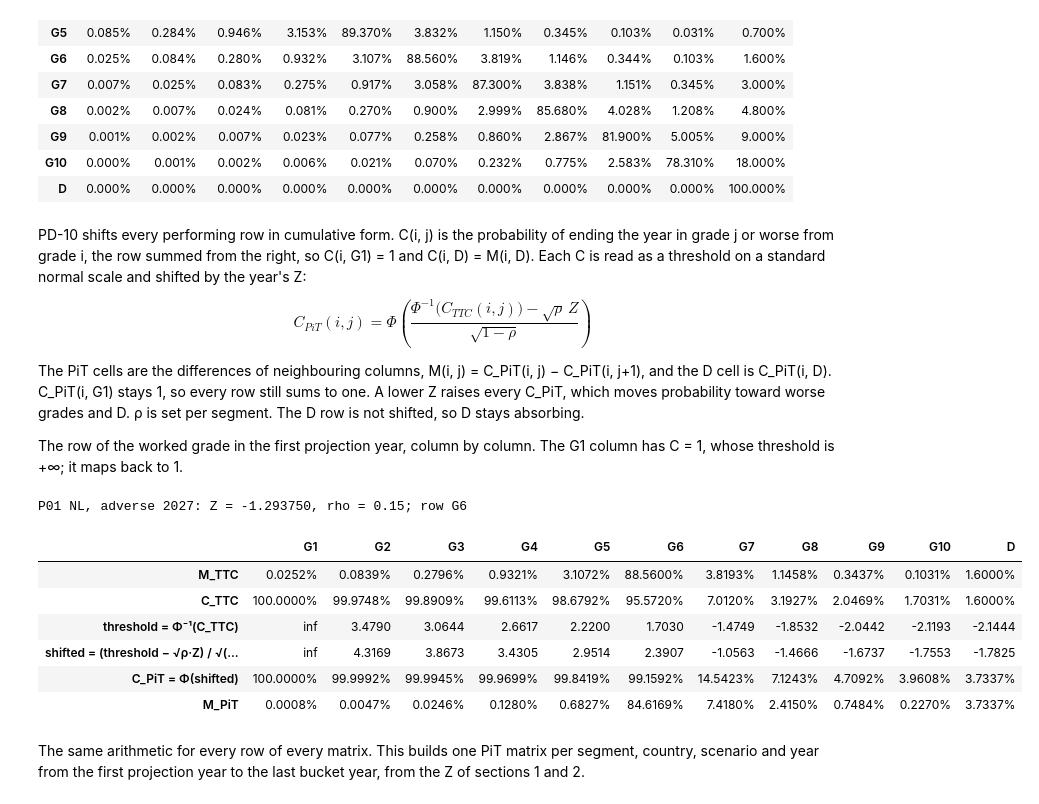
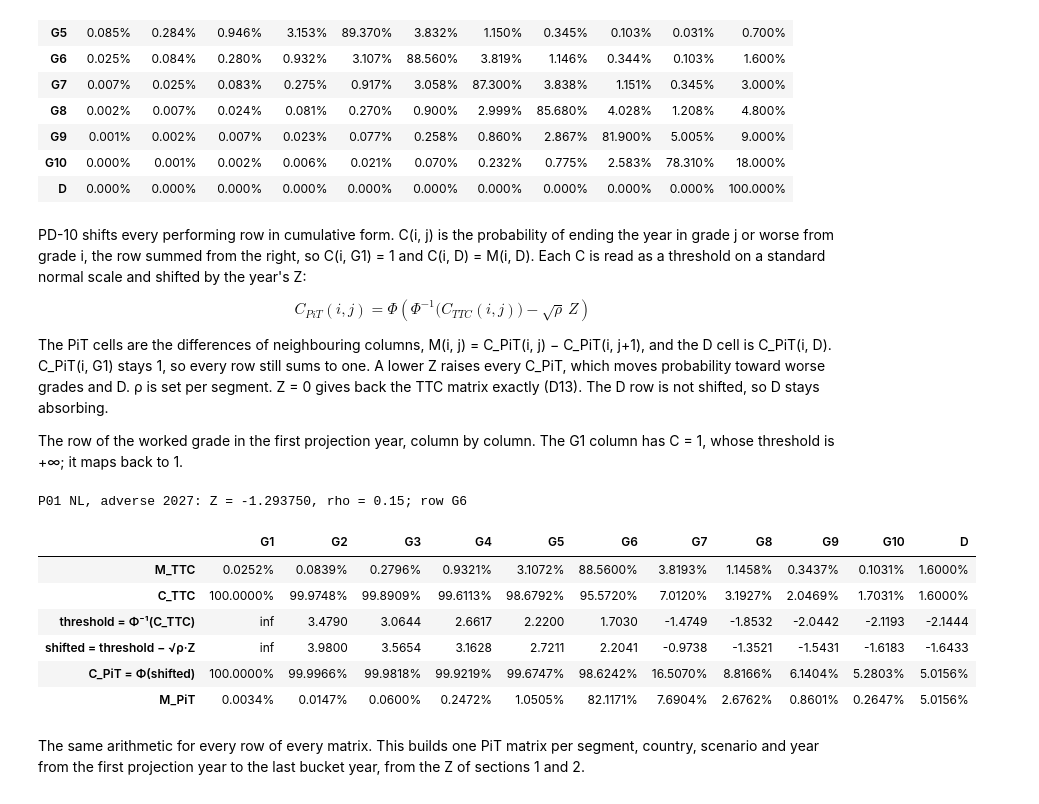
Before and after one commit to at621/stresstest_simulation, a Jupyter notebook: notebooks/02_annual_pd_calculation.ipynb, the cells around one changed output. Drawn from its saved outputs; the diff is of its cells as text; code cells hidden in the pictures.

```diff
--- a/notebooks/02_annual_pd_calculation.ipynb
+++ b/notebooks/02_annual_pd_calculation.ipynb
@@ -319,37 +319,37 @@ TTC matrix of P01
 # %% [markdown]
 PD-10 shifts every performing row in cumulative form. C(i, j) is the probability of ending the year in grade j or worse from grade i, the row summed from the right, so C(i, G1) = 1 and C(i, D) = M(i, D). Each C is read as a threshold on a standard normal scale and shifted by the year's Z:
 
-$$C_{PiT}(i,j) = \Phi\!\left(\frac{\Phi^{-1}\big(C_{TTC}(i,j)\big) - \sqrt{\rho}\, Z}{\sqrt{1-\rho}}\right)$$
+$$C_{PiT}(i,j) = \Phi\!\left(\Phi^{-1}\big(C_{TTC}(i,j)\big) - \sqrt{\rho}\, Z\right)$$
 
-The PiT cells are the differences of neighbouring columns, M(i, j) = C_PiT(i, j) − C_PiT(i, j+1), and the D cell is C_PiT(i, D). C_PiT(i, G1) stays 1, so every row still sums to one. A lower Z raises every C_PiT, which moves probability toward worse grades and D. ρ is set per segment. The D row is not shifted, so D stays absorbing.
+The PiT cells are the differences of neighbouring columns, M(i, j) = C_PiT(i, j) − C_PiT(i, j+1), and the D cell is C_PiT(i, D). C_PiT(i, G1) stays 1, so every row still sums to one. A lower Z raises every C_PiT, which moves probability toward worse grades and D. ρ is set per segment. Z = 0 gives back the TTC matrix exactly (D13). The D row is not shifted, so D stays absorbing.
 
 The row of the worked grade in the first projection year, column by column. The G1 column has C = 1, whose threshold is +∞; it maps back to 1.
 # %%
 rho = float(ps["segments"][SEGMENT]["rho"])
 z_first = z_of[(SEGMENT, COUNTRY, SCENARIO, years[0])]
 row = TTC[SEGMENT][rank[GRADE]]
 c_ttc = row[::-1].cumsum()[::-1]
 c_ttc[0] = 1.0
 threshold = norm.ppf(c_ttc)
-shifted = (threshold - np.sqrt(rho) * z_first) / np.sqrt(1.0 - rho)
+shifted = threshold - np.sqrt(rho) * z_first
 c_pit = norm.cdf(shifted)
 m_pit = c_pit - np.append(c_pit[1:], 0.0)
 
 print(f"{SEGMENT} {COUNTRY}, {SCENARIO} {years[0]}: Z = {z_first:+.6f}, rho = {rho}; row {GRADE}")
 steps = pd.DataFrame({"M_TTC": row, "C_TTC": c_ttc, "threshold = Φ⁻¹(C_TTC)": threshold,
-                      "shifted = (threshold − √ρ·Z) / √(1−ρ)": shifted, "C_PiT = Φ(shifted)": c_pit,
+                      "shifted = threshold − √ρ·Z": shifted, "C_PiT = Φ(shifted)": c_pit,
                       "M_PiT": m_pit}, index=labels).T
 probabilities = pd.IndexSlice[["M_TTC", "C_TTC", "C_PiT = Φ(shifted)", "M_PiT"], :]
 steps.style.format("{:.4f}").format("{:.4%}", subset=probabilities)
 # %% [output]
 P01 NL, adverse 2027: Z = -1.293750, rho = 0.15; row G6
 |  | G1 | G2 | G3 | G4 | G5 | G6 | G7 | G8 | G9 | G10 | D |
 | M_TTC | 0.0252% | 0.0839% | 0.2796% | 0.9321% | 3.1072% | 88.5600% | 3.8193% | 1.1458% | 0.3437% | 0.1031% | 1.6000% |
 | C_TTC | 100.0000% | 99.9748% | 99.8909% | 99.6113% | 98.6792% | 95.5720% | 7.0120% | 3.1927% | 2.0469% | 1.7031% | 1.6000% |
 | threshold = Φ⁻¹(C_TTC) | inf | 3.4790 | 3.0644 | 2.6617 | 2.2200 | 1.7030 | -1.4749 | -1.8532 | -2.0442 | -2.1193 | -2.1444 |
-| shifted = (threshold − √ρ·Z) / √(... | inf | 4.3169 | 3.8673 | 3.4305 | 2.9514 | 2.3907 | -1.0563 | -1.4666 | -1.6737 | -1.7553 | -1.7825 |
-| C_PiT = Φ(shifted) | 100.0000% | 99.9992% | 99.9945% | 99.9699% | 99.8419% | 99.1592% | 14.5423% | 7.1243% | 4.7092% | 3.9608% | 3.7337% |
-| M_PiT | 0.0008% | 0.0047% | 0.0246% | 0.1280% | 0.6827% | 84.6169% | 7.4180% | 2.4150% | 0.7484% | 0.2270% | 3.7337% |
+| shifted = threshold − √ρ·Z | inf | 3.9800 | 3.5654 | 3.1628 | 2.7211 | 2.2041 | -0.9738 | -1.3521 | -1.5431 | -1.6183 | -1.6433 |
+| C_PiT = Φ(shifted) | 100.0000% | 99.9966% | 99.9818% | 99.9219% | 99.6747% | 98.6242% | 16.5070% | 8.8166% | 6.1404% | 5.2803% | 5.0156% |
+| M_PiT | 0.0034% | 0.0147% | 0.0600% | 0.2472% | 1.0505% | 82.1171% | 7.6904% | 2.6762% | 0.8601% | 0.2647% | 5.0156% |
 # %% [markdown]
 The same arithmetic for every row of every matrix. This builds one PiT matrix per segment, country, scenario and year from the first projection year to the last bucket year, from the Z of sections 1 and 2.
 # %%
```
Also changed, not shown: parts of 14 cells of this notebook, 9 other files.
